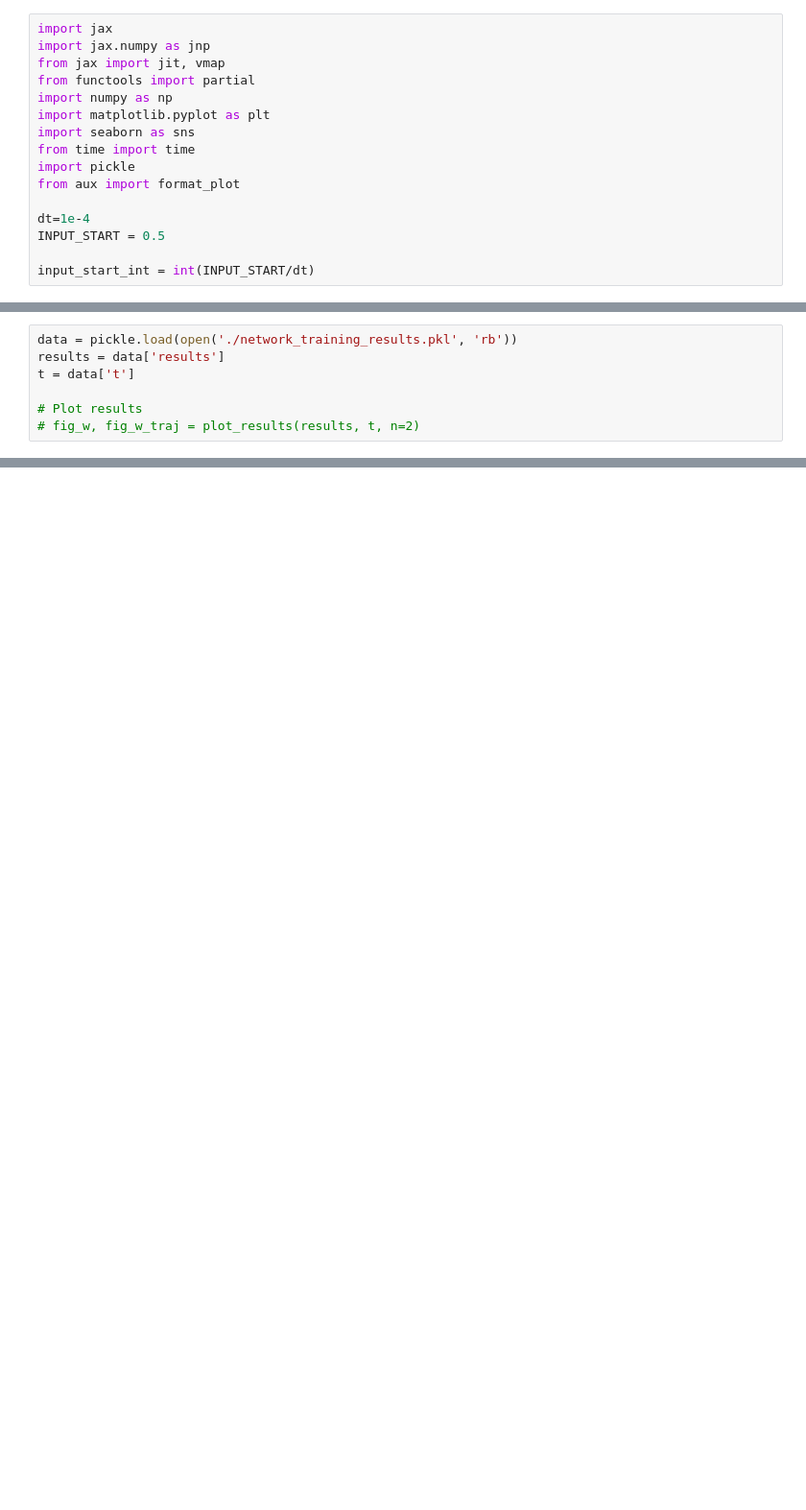
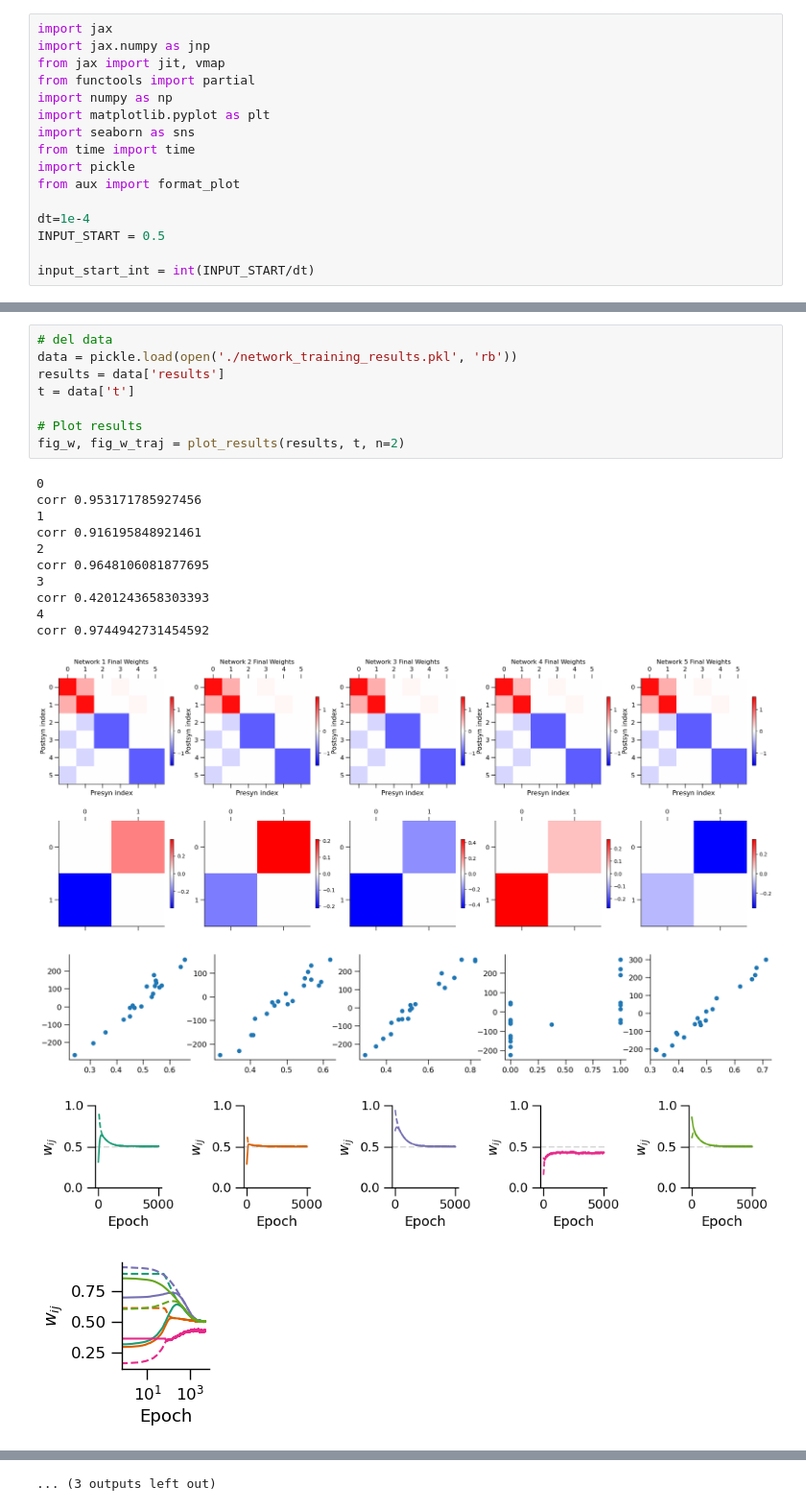
Before and after one commit to davidgbe/automated_plasticity_discovery, a Jupyter notebook: visualize_run_active_tuning.ipynb, the cells around one changed output, grey strips where cells are left out. Shown at 96% size. Drawn from its saved outputs; the diff is of its cells as text; blank space fills up the shorter version.

```diff
--- a/visualize_run_active_tuning.ipynb
+++ b/visualize_run_active_tuning.ipynb
@@ -156,10 +173,26 @@ def plot_results(all_results, t, n, save_path='network_training'):
     format_plot(axes_accuracy)
 
     return fig_w, fig_w_traj
-# %%
-data = pickle.load(open('./network_training_results.pkl', 'rb'))
-results = data['results']
-t = data['t']
-
-# Plot results
-# fig_w, fig_w_traj = plot_results(results, t, n=2)
+# %%
+# del data
+data = pickle.load(open('./network_training_results.pkl', 'rb'))
+results = data['results']
+t = data['t']
+
+# Plot results
+fig_w, fig_w_traj = plot_results(results, t, n=2)
+# %% [output]
+0
+corr 0.953171785927456
+1
+corr 0.916195848921461
+2
+corr 0.9648106081877695
+3
+corr 0.4201243658303393
+4
+corr 0.9744942731454592
+[figure, added]
+[figure, added]
+[figure, added]
+[figure, added]
@@ -166 +206,2 @@ t = data['t']
+... (3 outputs left out)
 # %%
```
Also changed, not shown: parts of 8 cells of this notebook, 7 other files.
